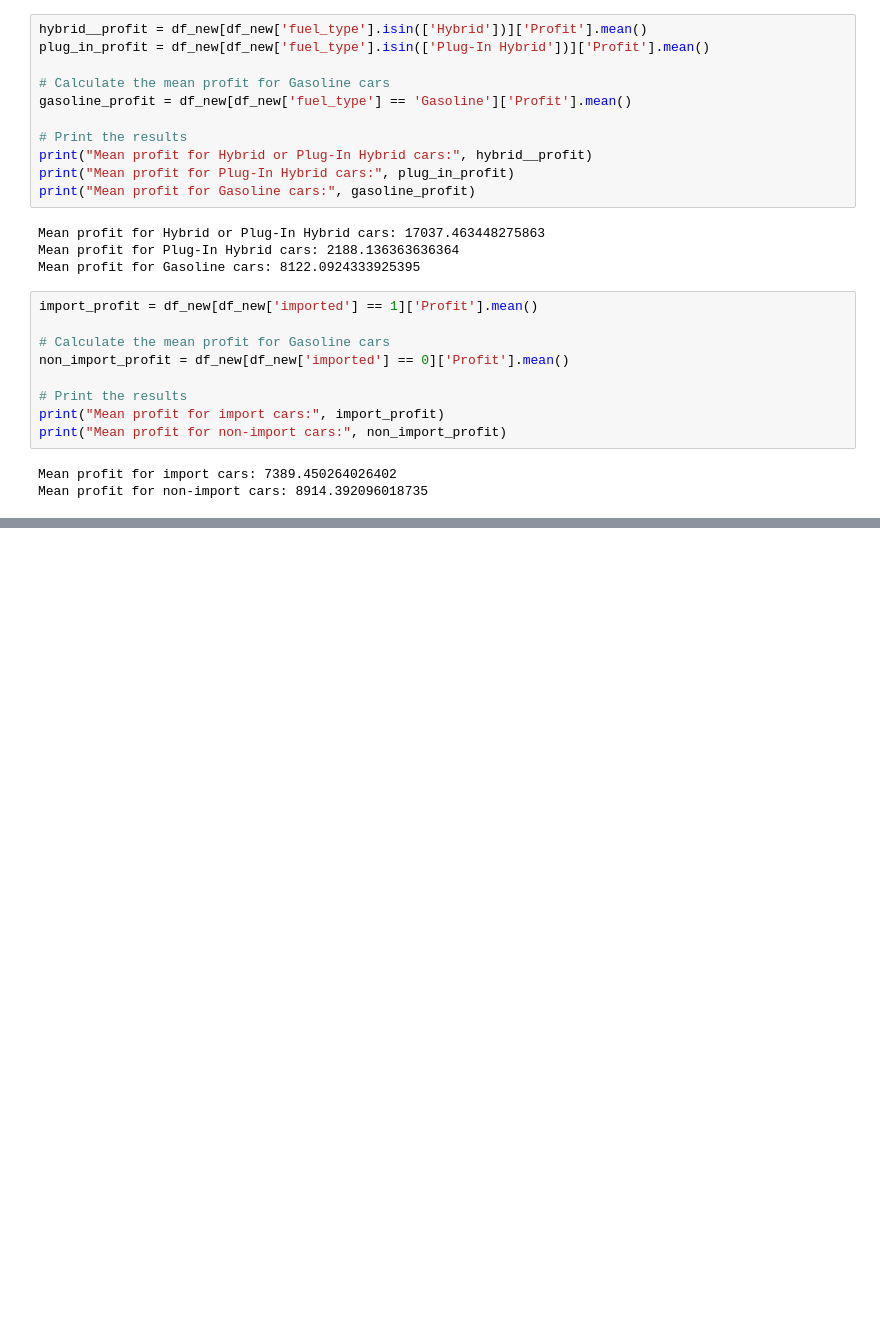
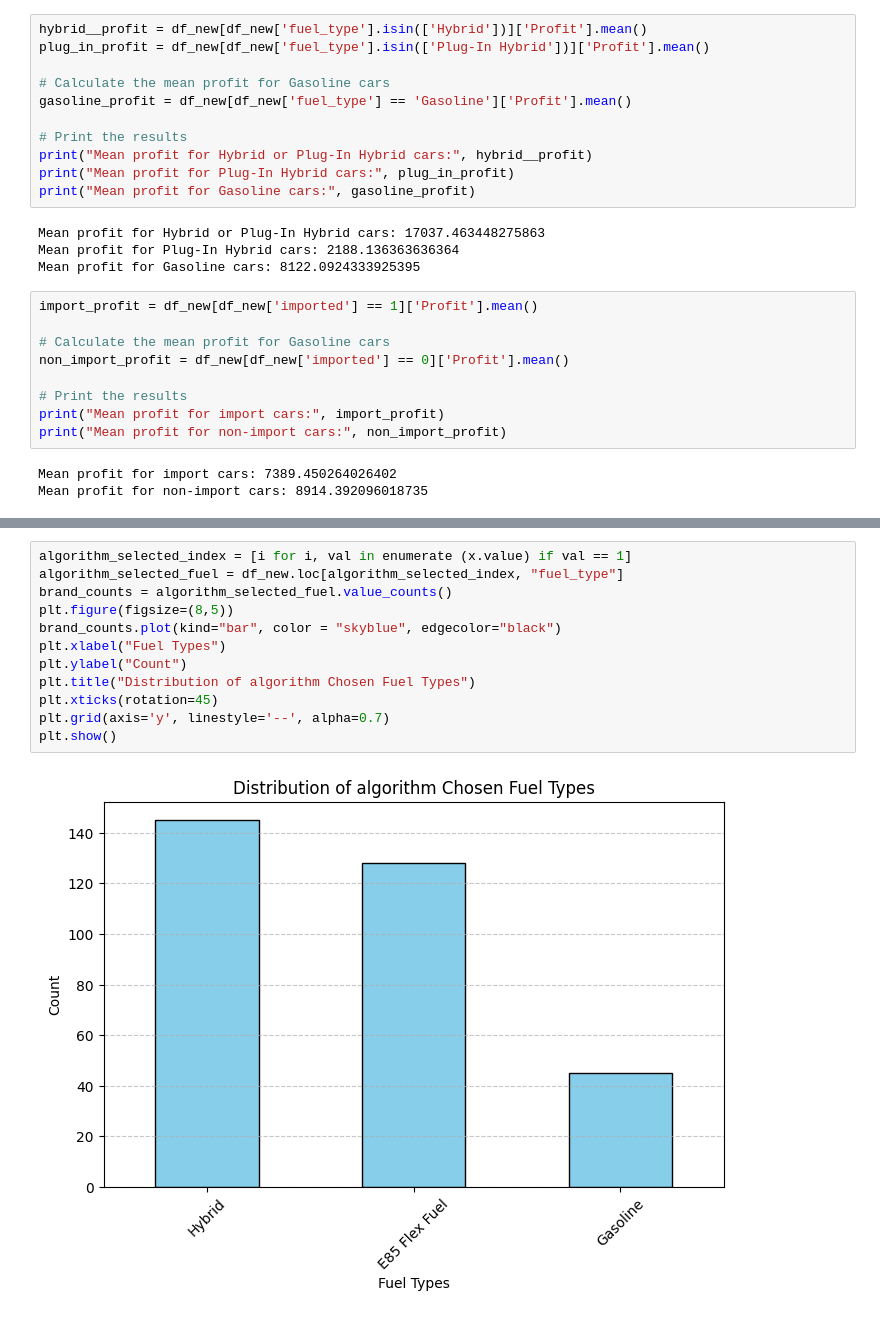
Before and after one commit to JustinTrenchcoat/MATH441_Project_2, a Jupyter notebook: analysis2.0.ipynb, the cells around one changed output, grey strips where cells are left out. Drawn from its saved outputs; the diff is of its cells as text; blank space fills up the shorter version.

```diff
--- a/analysis2.0.ipynb
+++ b/analysis2.0.ipynb
@@ -345,0 +398,14 @@ Mean profit for non-import cars: 8914.392096018735
+# %%
+algorithm_selected_index = [i for i, val in enumerate (x.value) if val == 1]
+algorithm_selected_fuel = df_new.loc[algorithm_selected_index, "fuel_type"]
+brand_counts = algorithm_selected_fuel.value_counts()
+plt.figure(figsize=(8,5))
+brand_counts.plot(kind="bar", color = "skyblue", edgecolor="black")
+plt.xlabel("Fuel Types")
+plt.ylabel("Count")
+plt.title("Distribution of algorithm Chosen Fuel Types")
+plt.xticks(rotation=45)
+plt.grid(axis='y', linestyle='--', alpha=0.7)
+plt.show()
+# %% [output]
+[figure, added]
```
Also changed, not shown: parts of 5 cells of this notebook.
